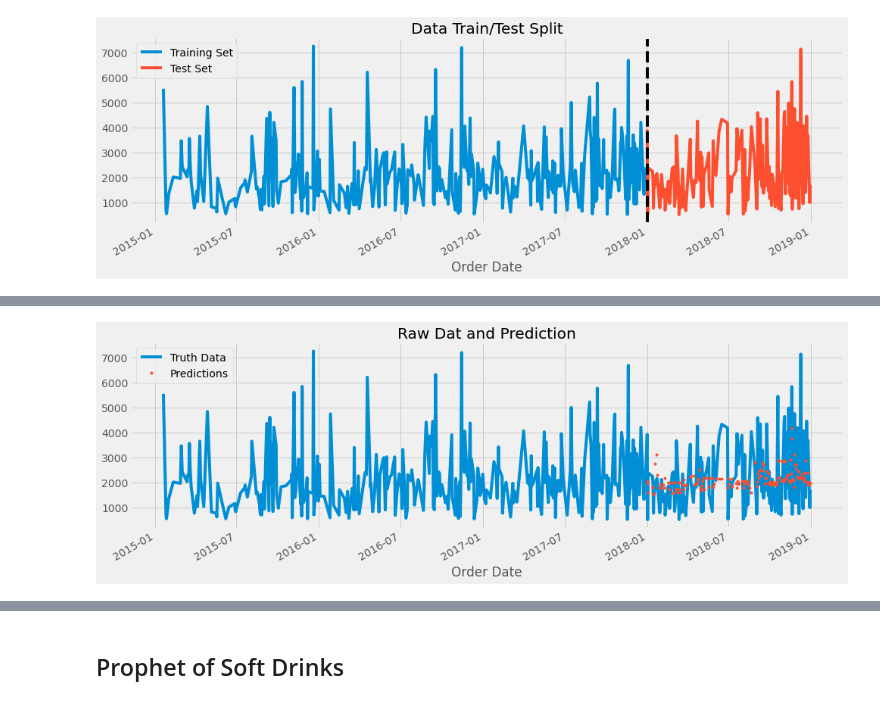
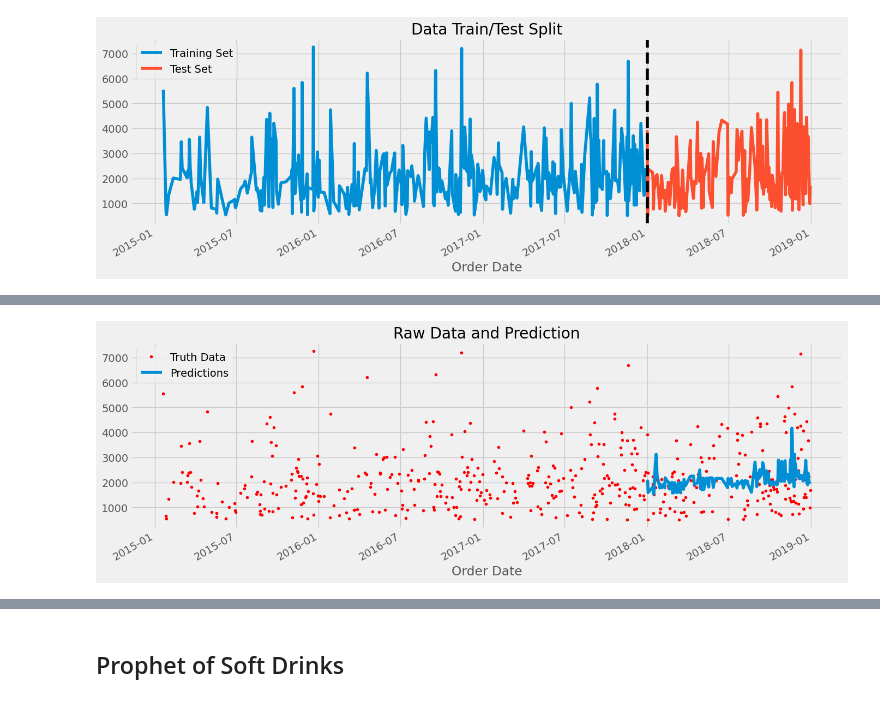
Before and after one commit to ruwzeta/1007FinalProject, a Jupyter notebook: Data Cleaning and Top 3 Sub Category Predictions.ipynb, the cells around one changed output, grey strips where cells are left out. Drawn from its saved outputs; the diff is of its cells as text; code cells hidden in the pictures.

Commit message:
Pushing Changes to Data Values

```diff
--- a/Data Cleaning and Top 3 Sub Category Predictions.ipynb
+++ b/Data Cleaning and Top 3 Sub Category Predictions.ipynb
@@ -988,13 +845,13 @@ plt.show()
 # %%
 test['prediction'] = reg.predict(X_test)
 df = df2_grouped.merge(test[['prediction']], how='left', left_index=True, right_index=True)
-ax = df2_grouped[['Sales']].plot(figsize=(15, 5))
-df['prediction'].plot(ax=ax, style='.')
+ax = df2_grouped[['Sales']].plot(figsize=(15, 5), style='.',color='r')
+df['prediction'].plot(ax=ax)
 plt.legend(['Truth Data', 'Predictions'])
-ax.set_title('Raw Dat and Prediction')
+ax.set_title('Raw Data and Prediction')
 plt.show()
 # %% [output]
-[figure, old version]
+[figure, new version]
 # %%
 score = np.sqrt(mean_squared_error(test['Sales'], test['prediction']))
 print(f'RMSE Score on Test set: {score:0.2f}')
```
Also changed, not shown: parts of 63 cells of this notebook.
